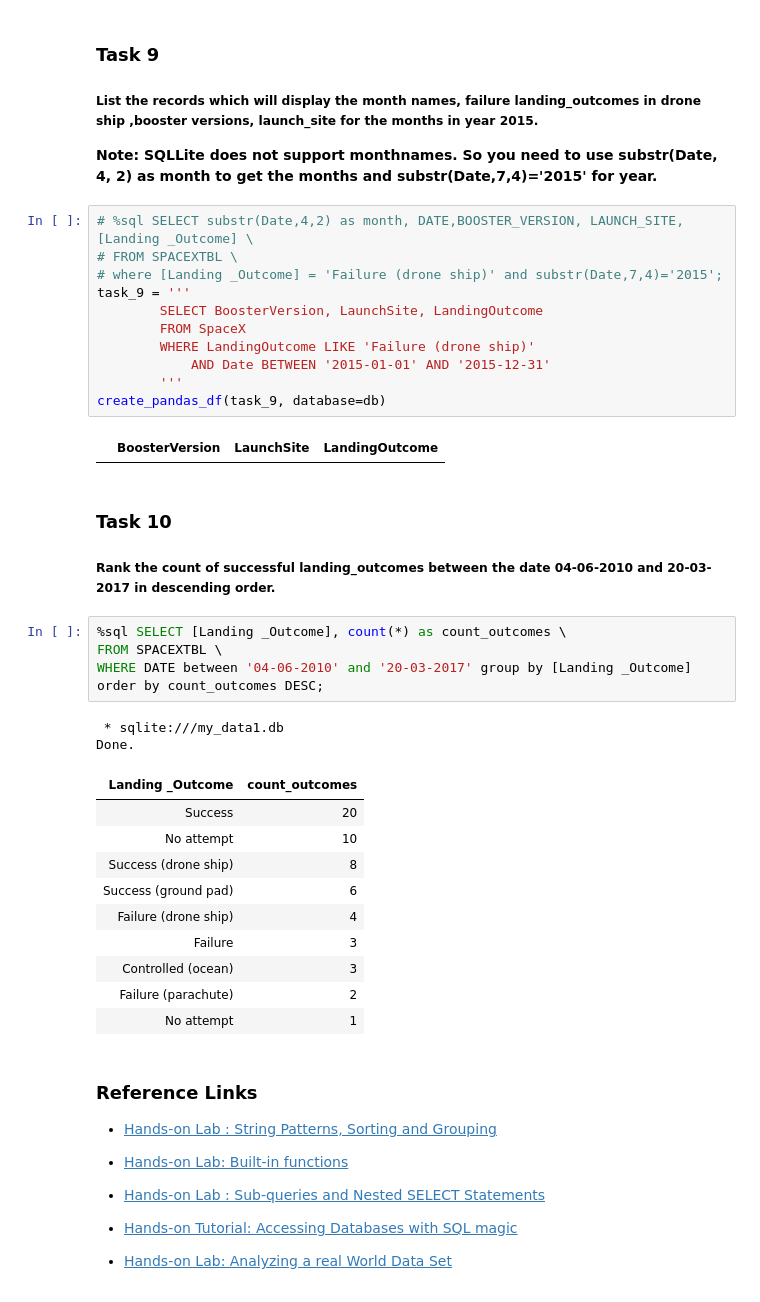
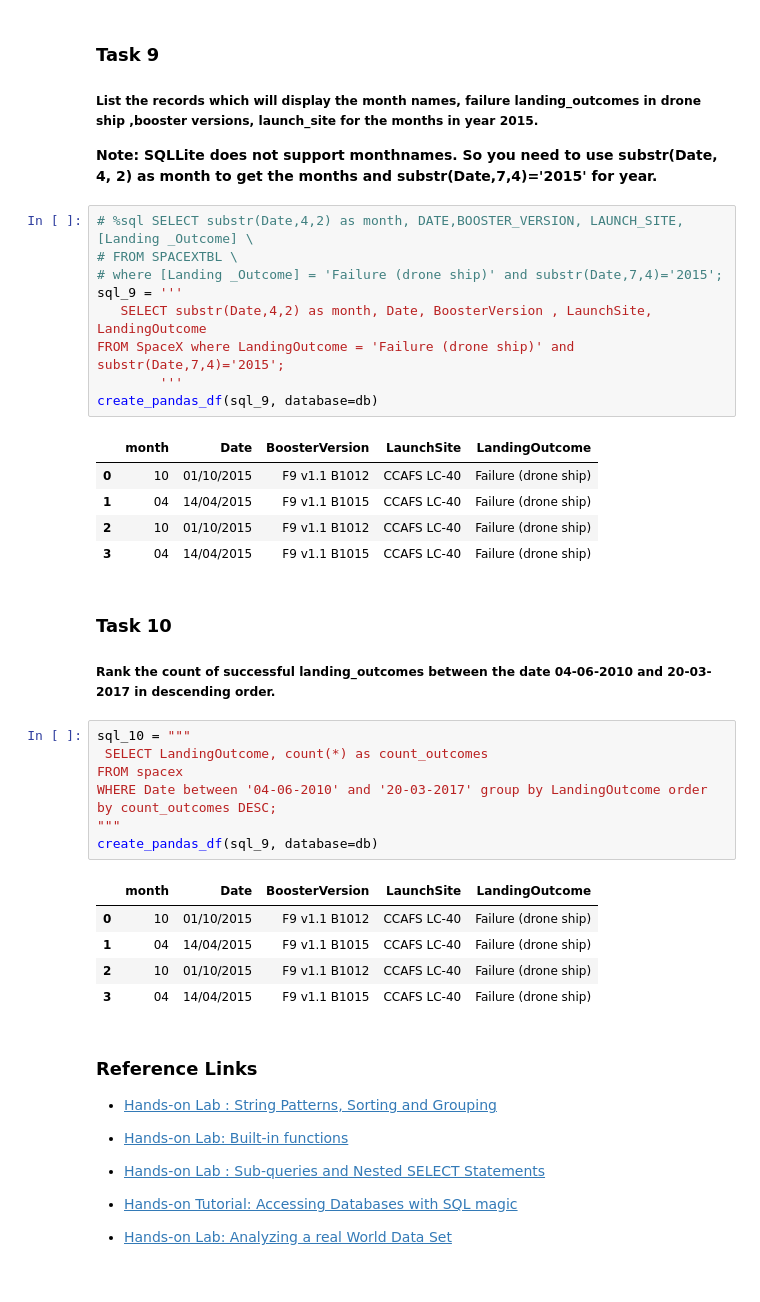
Before and after one commit to basharshammala/Final-IBM-project, a Jupyter notebook: 04_SpaceX_EDA_SQL.ipynb, the cells around one changed output. Cells and saved outputs as stored; diff of their text form.

```diff
--- a/04_SpaceX_EDA_SQL.ipynb
+++ b/04_SpaceX_EDA_SQL.ipynb
@@ -380,37 +365,35 @@ create_pandas_df(sql_8, database=db)
 # %%
 # %sql SELECT substr(Date,4,2) as month, DATE,BOOSTER_VERSION, LAUNCH_SITE, [Landing _Outcome] \
 # FROM SPACEXTBL \
 # where [Landing _Outcome] = 'Failure (drone ship)' and substr(Date,7,4)='2015';
-task_9 = '''
-        SELECT BoosterVersion, LaunchSite, LandingOutcome
-        FROM SpaceX
-        WHERE LandingOutcome LIKE 'Failure (drone ship)'
-            AND Date BETWEEN '2015-01-01' AND '2015-12-31'
+sql_9 = '''
+   SELECT substr(Date,4,2) as month, Date, BoosterVersion , LaunchSite, LandingOutcome
+FROM SpaceX where LandingOutcome = 'Failure (drone ship)' and substr(Date,7,4)='2015';
         '''
-create_pandas_df(task_9, database=db)
+create_pandas_df(sql_9, database=db)
 # %% [output]
-|  | BoosterVersion | LaunchSite | LandingOutcome |
+|  | month | Date | BoosterVersion | LaunchSite | LandingOutcome |
+| 0 | 10 | 01/10/2015 | F9 v1.1 B1012 | CCAFS LC-40 | Failure (drone ship) |
+| 1 | 04 | 14/04/2015 | F9 v1.1 B1015 | CCAFS LC-40 | Failure (drone ship) |
+| 2 | 10 | 01/10/2015 | F9 v1.1 B1012 | CCAFS LC-40 | Failure (drone ship) |
+| 3 | 04 | 14/04/2015 | F9 v1.1 B1015 | CCAFS LC-40 | Failure (drone ship) |
 # %% [markdown]
 ### Task 10
 
 ##### Rank the  count of  successful landing_outcomes between the date 04-06-2010 and 20-03-2017 in descending order.
 # %%
-%sql SELECT [Landing _Outcome], count(*) as count_outcomes \
-FROM SPACEXTBL \
-WHERE DATE between '04-06-2010' and '20-03-2017' group by [Landing _Outcome] order by count_outcomes DESC;
+sql_10 = """
+ SELECT LandingOutcome, count(*) as count_outcomes
+FROM spacex
+WHERE Date between '04-06-2010' and '20-03-2017' group by LandingOutcome order by count_outcomes DESC;
+"""
+create_pandas_df(sql_9, database=db)
 # %% [output]
- * sqlite:///my_data1.db
-Done.
-| Landing _Outcome | count_outcomes |
-| Success | 20 |
-| No attempt | 10 |
-| Success (drone ship) | 8 |
-| Success (ground pad) | 6 |
-| Failure (drone ship) | 4 |
-| Failure | 3 |
-| Controlled (ocean) | 3 |
-| Failure (parachute) | 2 |
-| No attempt | 1 |
+|  | month | Date | BoosterVersion | LaunchSite | LandingOutcome |
+| 0 | 10 | 01/10/2015 | F9 v1.1 B1012 | CCAFS LC-40 | Failure (drone ship) |
+| 1 | 04 | 14/04/2015 | F9 v1.1 B1015 | CCAFS LC-40 | Failure (drone ship) |
+| 2 | 10 | 01/10/2015 | F9 v1.1 B1012 | CCAFS LC-40 | Failure (drone ship) |
+| 3 | 04 | 14/04/2015 | F9 v1.1 B1015 | CCAFS LC-40 | Failure (drone ship) |
 # %% [markdown]
 ### Reference Links
 
```
Also changed, not shown: parts of 5 cells of this notebook.
